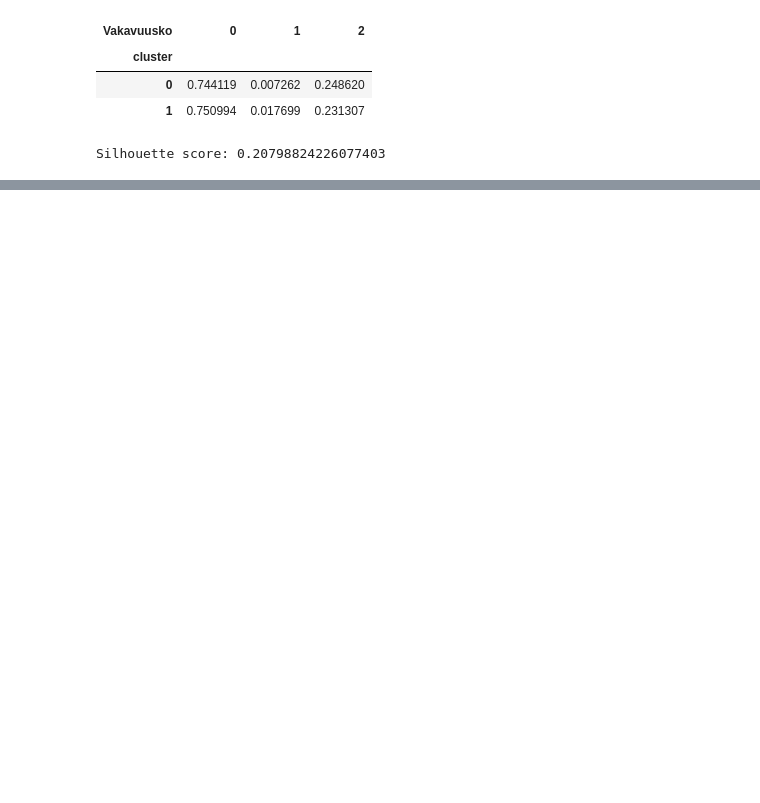
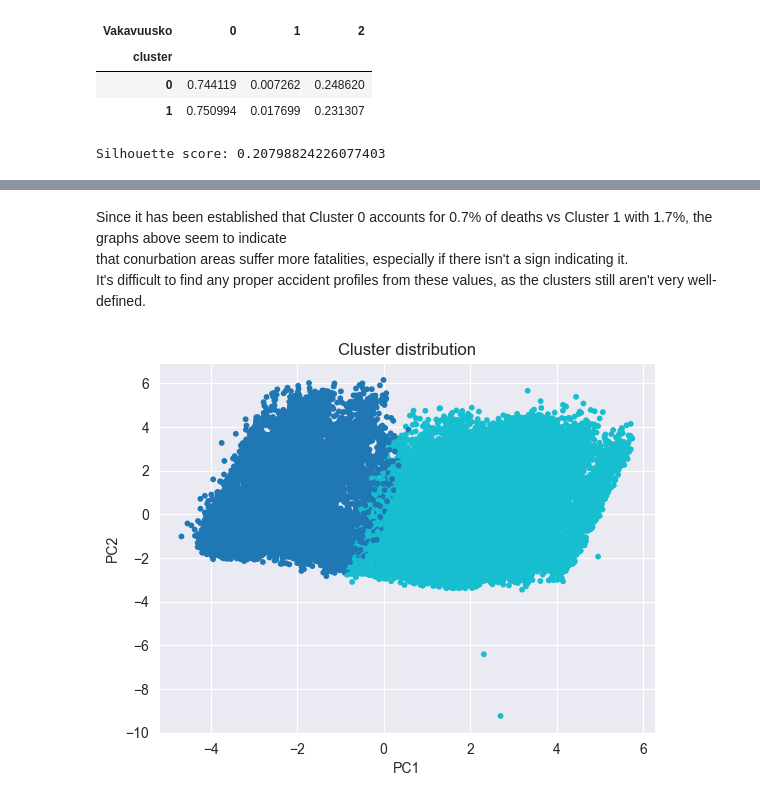
Before and after one commit to nealukumies/dml-project, a Jupyter notebook: traffic_accident_analysis.ipynb, the cells around one changed output, grey strips where cells are left out. Cells and saved outputs as stored; diff of their text form; code cells hidden in the pictures; blank space fills up the shorter version.

```diff
--- a/traffic_accident_analysis.ipynb
+++ b/traffic_accident_analysis.ipynb
@@ -631,0 +618,16 @@ plt.show()
+# %% [markdown]
+Since it has been established that Cluster 0 accounts for 0.7% of deaths vs Cluster 1 with 1.7%, the graphs above seem to indicate
+that conurbation areas suffer more fatalities, especially if there isn't a sign indicating it.
+It's difficult to find any proper accident profiles from these values, as the clusters still aren't very well-defined.
+# %%
+# Cluster distribution when number of clusters = 2
+pca = PCA(n_components=2)
+X_2d = pca.fit_transform(X_scaled)
+
+plt.scatter(X_2d[:, 0], X_2d[:, 1], c=clusters, s=10, cmap="tab10")
+plt.xlabel("PC1")
+plt.ylabel("PC2")
+plt.title("Cluster distribution")
+plt.show()
+# %% [output]
+[figure, added]
```
Also changed, not shown: parts of 11 cells of this notebook.
